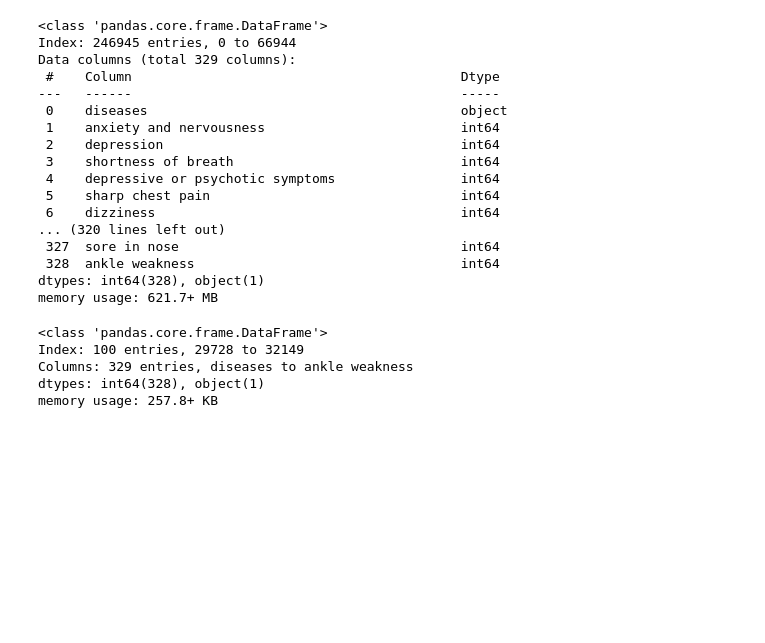
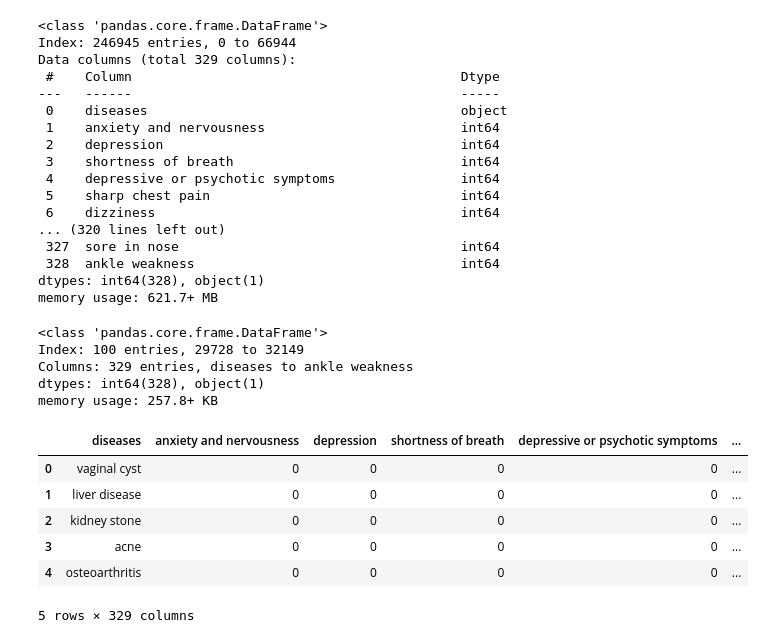
Before and after one commit to akashprofile/makernova-project, a Jupyter notebook: samples-for-testing.ipynb, the cells around one changed output. Saved outputs shown, nothing was run; the diff lists cells and outputs as text; code cells hidden in the pictures; blank space fills up the shorter version.

```diff
--- a/samples-for-testing.ipynb
+++ b/samples-for-testing.ipynb
@@ -63,0 +64,11 @@ df_sample.to_csv("./models/dtc-testing-samples.csv", index=False)
+# %%
+df_sample = pd.read_csv("./models/testing-samples.csv")
+df_sample.head()
+# %% [output]
+|  | diseases | anxiety and nervousness | depression | shortness of breath | depressive or psychotic symptoms | ... |
+| 0 | vaginal cyst | 0 | 0 | 0 | 0 | ... |
+| 1 | liver disease | 0 | 0 | 0 | 0 | ... |
+| 2 | kidney stone | 0 | 0 | 0 | 0 | ... |
+| 3 | acne | 0 | 0 | 0 | 0 | ... |
+| 4 | osteoarthritis | 0 | 0 | 0 | 0 | ... |
+5 rows × 329 columns
```
Also changed, not shown: parts of 1 cell of this notebook, 13 other files.
